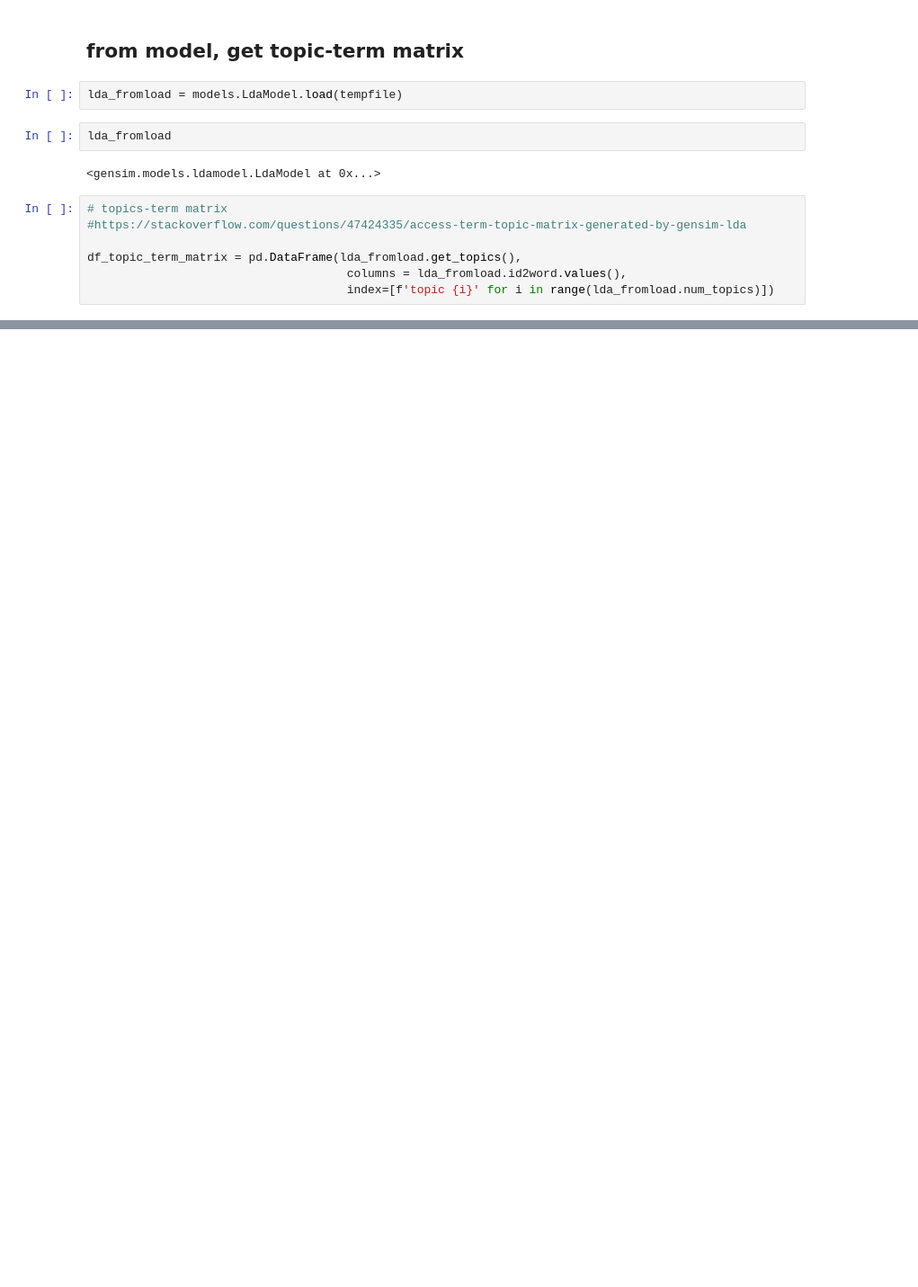
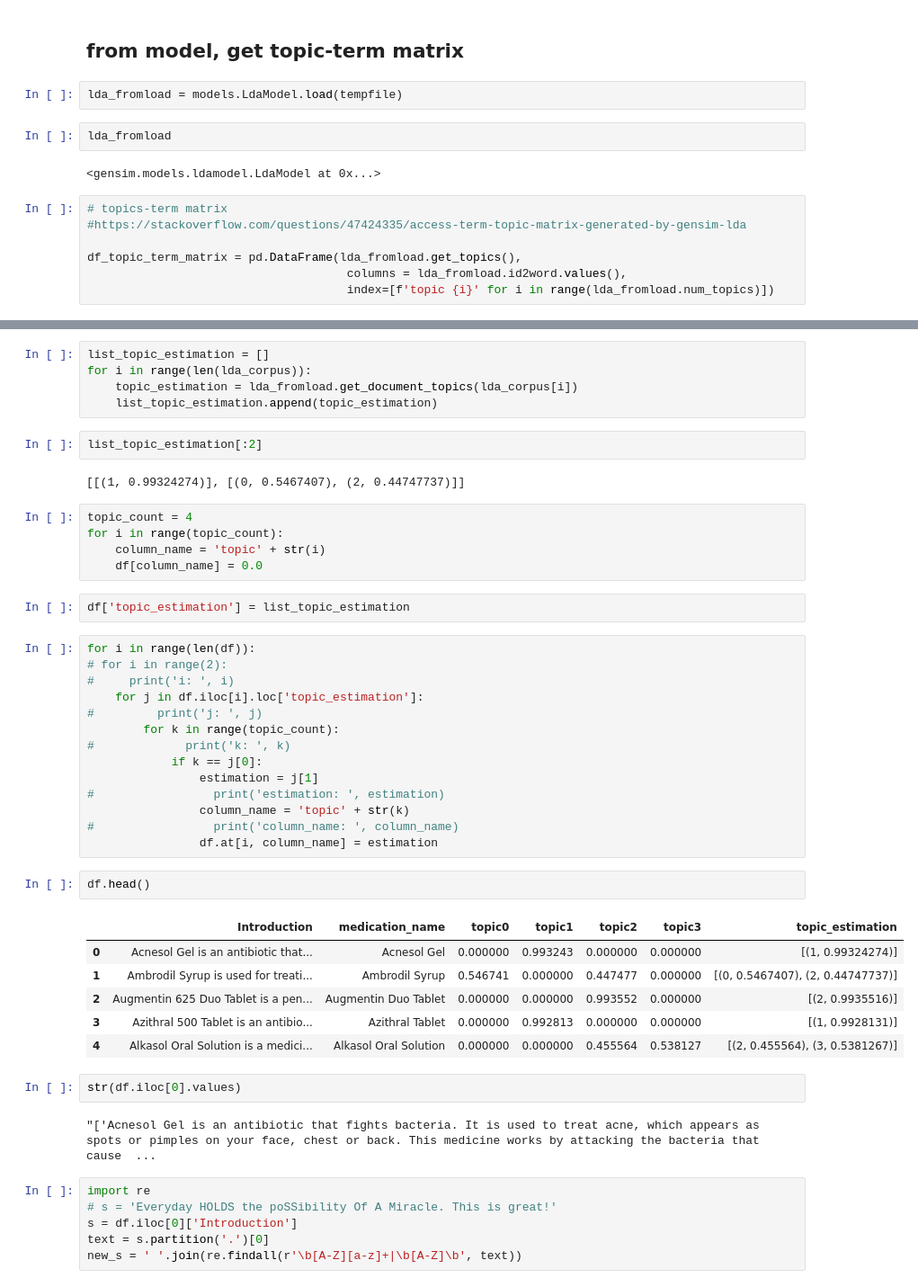
Before and after one commit to chanccm/streamlit-nlp, a Jupyter notebook: notebooks/create_topic_distribution_model_drug_information.ipynb, the cells around one changed output, grey strips where cells are left out. Shown at 90% size. Saved outputs shown, nothing was run; the diff lists cells and outputs as text; blank space fills up the shorter version.

Commit message:
after rename upstream folder name

```diff
--- a/notebooks/create_topic_distribution_model_drug_information.ipynb
+++ b/notebooks/create_topic_distribution_model_drug_information.ipynb
@@ -514,0 +379,49 @@ plt.show()
+# %%
+list_topic_estimation = []
+for i in range(len(lda_corpus)):
+    topic_estimation = lda_fromload.get_document_topics(lda_corpus[i])
+    list_topic_estimation.append(topic_estimation)
+# %%
+list_topic_estimation[:2]
+# %% [output]
+[[(1, 0.99324274)], [(0, 0.5467407), (2, 0.44747737)]]
+# %%
+topic_count = 4
+for i in range(topic_count):
+    column_name = 'topic' + str(i)
+    df[column_name] = 0.0
+# %%
+df['topic_estimation'] = list_topic_estimation
+# %%
+for i in range(len(df)):
+# for i in range(2):
+#     print('i: ', i)
+    for j in df.iloc[i].loc['topic_estimation']:
+#         print('j: ', j)
+        for k in range(topic_count):
+#             print('k: ', k)
+            if k == j[0]:
+                estimation = j[1]
+#                 print('estimation: ', estimation)
+                column_name = 'topic' + str(k)
+#                 print('column_name: ', column_name)
+                df.at[i, column_name] = estimation
+# %%
+df.head()
+# %% [output]
+|  | Introduction | medication_name | topic0 | topic1 | topic2 | topic3 | topic_estimation |
+| 0 | Acnesol Gel is an antibiotic that... | Acnesol Gel | 0.000000 | 0.993243 | 0.000000 | 0.000000 | [(1, 0.99324274)] |
+| 1 | Ambrodil Syrup is used for treati... | Ambrodil Syrup | 0.546741 | 0.000000 | 0.447477 | 0.000000 | [(0, 0.5467407), (2, 0.44747737)] |
+| 2 | Augmentin 625 Duo Tablet is a pen... | Augmentin Duo Tablet | 0.000000 | 0.000000 | 0.993552 | 0.000000 | [(2, 0.9935516)] |
+| 3 | Azithral 500 Tablet is an antibio... | Azithral Tablet | 0.000000 | 0.992813 | 0.000000 | 0.000000 | [(1, 0.9928131)] |
+| 4 | Alkasol Oral Solution is a medici... | Alkasol Oral Solution | 0.000000 | 0.000000 | 0.455564 | 0.538127 | [(2, 0.455564), (3, 0.5381267)] |
+# %%
+str(df.iloc[0].values)
+# %% [output]
+"['Acnesol Gel is an antibiotic that fights bacteria. It is used to treat acne, which appears as spots or pimples on your face, chest or back. This medicine works by attacking the bacteria that cause  ...
+# %%
+import re
+# s = 'Everyday HOLDS the poSSibility Of A Miracle. This is great!'
+s = df.iloc[0]['Introduction']
+text = s.partition('.')[0]
+new_s = ' '.join(re.findall(r'\b[A-Z][a-z]+|\b[A-Z]\b', text))
```
Also changed, not shown: parts of 84 cells of this notebook, 14 other files.
